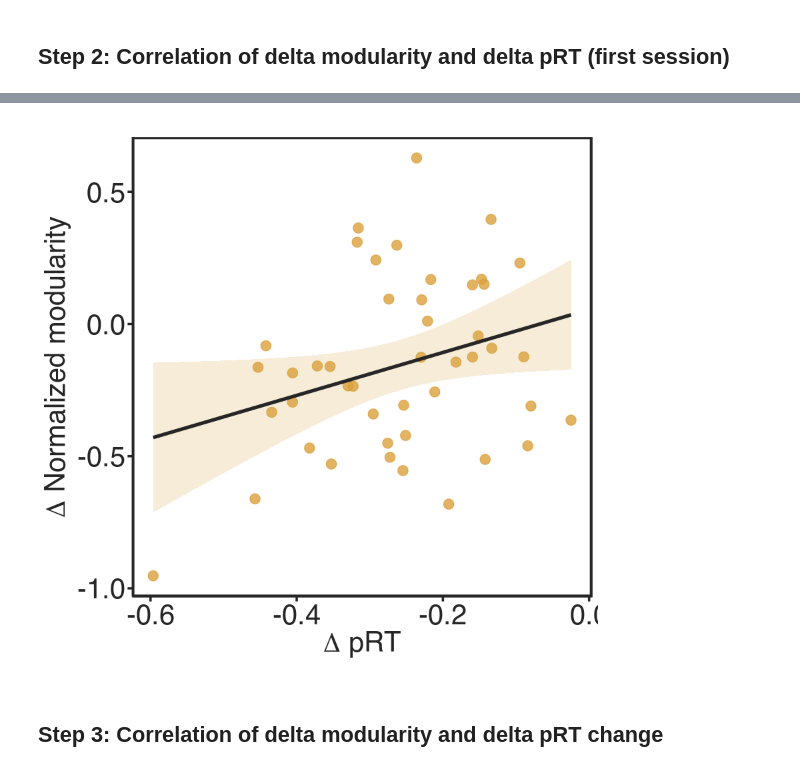
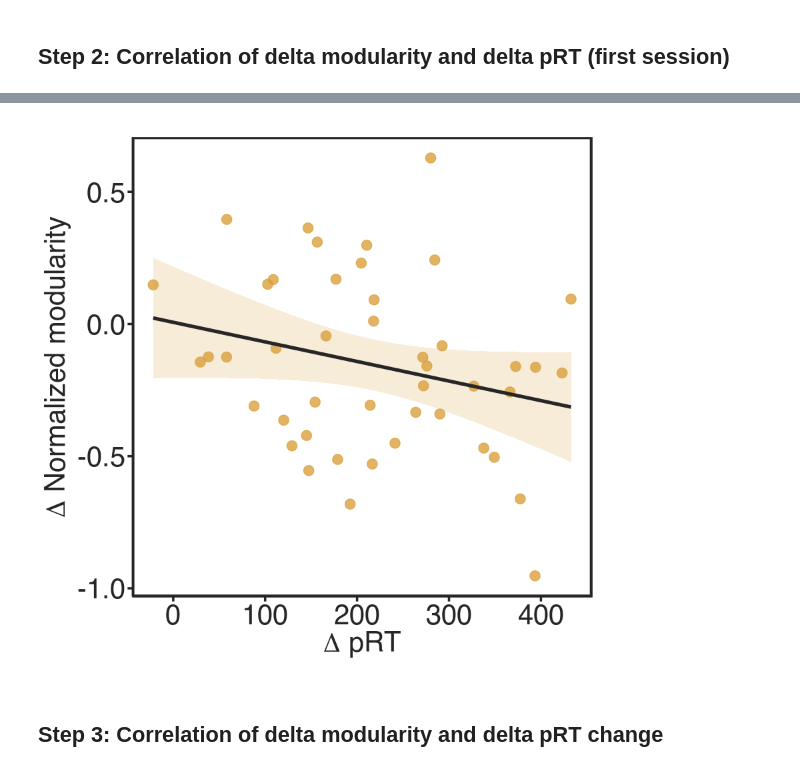
Before and after one commit to kfinc/wm-training-modularity, a Jupyter notebook: 03-static_FC_analyses/04-modularity-behaviour_stats.ipynb, the cells around one changed output, grey strips where cells are left out. Cells and saved outputs as stored; diff of their text form; code cells hidden in the pictures.

```diff
--- a/03-static_FC_analyses/04-modularity-behaviour_stats.ipynb
+++ b/03-static_FC_analyses/04-modularity-behaviour_stats.ipynb
@@ -39,6 +37,7 @@ Step 1: Preparing data
 # Setting working directory
 setwd("~/Dropbox/Projects/LearningBrain/")
 
+#---Modularity
 Q <- read.csv('./data/neuroimaging/03-modularity/static/Q_normalized_power_tidy.csv')
 Q$Session <- factor(Q$Session, levels = c('Naive', 'Early', 'Middle', 'Late'))
 Q$Condition <- factor(Q$Condition, levels = c('Rest', '1-back', '2-back'))
@@ -52,21 +51,28 @@ Q$Task[Q$Condition == 'Rest'] <- 'Rest'
 first_session_motion = 'sub-21' # subject with highly motion on first session
 dualnback_motion = c('sub-13', 'sub-21', 'sub-23', 'sub-50')
 
-rest <- Q %>% filter(Condition == 'Rest')
-back1 <- Q %>% filter(Condition == '1-back')
-back2 <- Q %>% filter(Condition == '2-back')
+# Selecting 1-back
+Q_1back <- Q %>%
+        filter(Condition == '1-back') %>%
+        select(-Task) %>%
+        select(-Condition)
 
+colnames(Q_1back)[4] <- 'Q_norm_1back'
 
-Q_rest_1back <- rest$Q_norm - back1$Q_norm
-Q_rest_2back <- rest$Q_norm - back2$Q_norm
-Q_2back_1back <- back2$Q_norm - back1$Q_norm
+# Selecting 2-back
+Q_2back <- Q %>%
+           filter(Condition == '2-back') %>%
+           select(-Task) %>%
+           select(-Condition)
 
-Q_diff <- cbind(rest, Q_rest_1back, Q_rest_2back, Q_2back_1back)
+colnames(Q_2back)[4] <- 'Q_norm_2back'
 
-behaviour <- read.csv('./data/behavioral/WM_fmri_behaviour_mean_tidy.csv')
-performance_diff <- read.csv('./data/behavioral/WM_fmri_performance_2_1_diff.csv')
-performance_diff$Session <- factor(performance_diff$Session, labels = c('Naive', 'Early', 'Middle', 'Late'))
+# Delta Q
+Q_2back_1back <- Q_2back$Q_norm_2back - Q_1back$Q_norm_1back
 
-net_beh <- left_join(Q_diff, performance_diff)
+Q_diff <- Q_1back %>% left_join(Q_2back)
+Q_diff$Q_2back_1back <- Q_2back_1back
+
+head(Q_diff)
 # %% [output]
 Joining, by = c("Subject", "Group", "Session")
@@ -76,10 +129,9 @@ Warning message:
 Step 2: Correlation of delta modularity and delta pRT (first session)
 -----------------------
 # %%
-naive <- net_beh %>% filter(Session == 'Naive') %>% filter(Subject != 'sub-21')
-naive_diff <- naive[,c(7:12)]
-
-cor.test(naive_diff$Q_2back_1back, naive_diff$pRT)
+naive_diff <- Q_beh %>% filter(Session == 'Naive') %>% filter(Subject != 'sub-21')
+cor.test(naive_diff$Q_2back_1back, naive_diff$pRT_delta)
+cor.test(naive_diff$Q_2back_1back, naive_diff$Dprime_delta)
 # %% [output]
         Pearson's product-moment correlation
 
@@ -94,17 +156,17 @@ sample estimates:
 # %%
-p <- ggplot(naive_diff, aes(y = Q_2back_1back, x = naive_diff$pRT)) +
+p <- ggplot(naive, aes(y = Q_2back_1back, x = naive$pRT_delta)) +
     geom_point(col = '#daa03d',size = 4, alpha = 0.8) +
     geom_smooth(
             method = 'lm',
             col = '#262626ff', fill = '#daa03d', size = 1.5, alpha = 0.2) +
     theme_training +
     xlab(expression(paste(Delta, ' pRT'))) +
     ylab(expression(paste(Delta, ' Normalized modularity')))
 p
 
-ggsave("figures/Figure_modu_pRT_naive_corr.pdf", plot = p, width = 8, height = 6, dpi = 300)
+#ggsave("figures/Figure_modu_pRT_naive_corr.pdf", plot = p, width = 8, height = 6, dpi = 300)
 # %% [output]
-[figure, old version]
+[figure, new version]
 # %% [markdown]
 Step 3: Correlation of delta modularity and delta pRT change
 -----------------------
```
Also changed, not shown: parts of 11 cells of this notebook, 2 other files.
